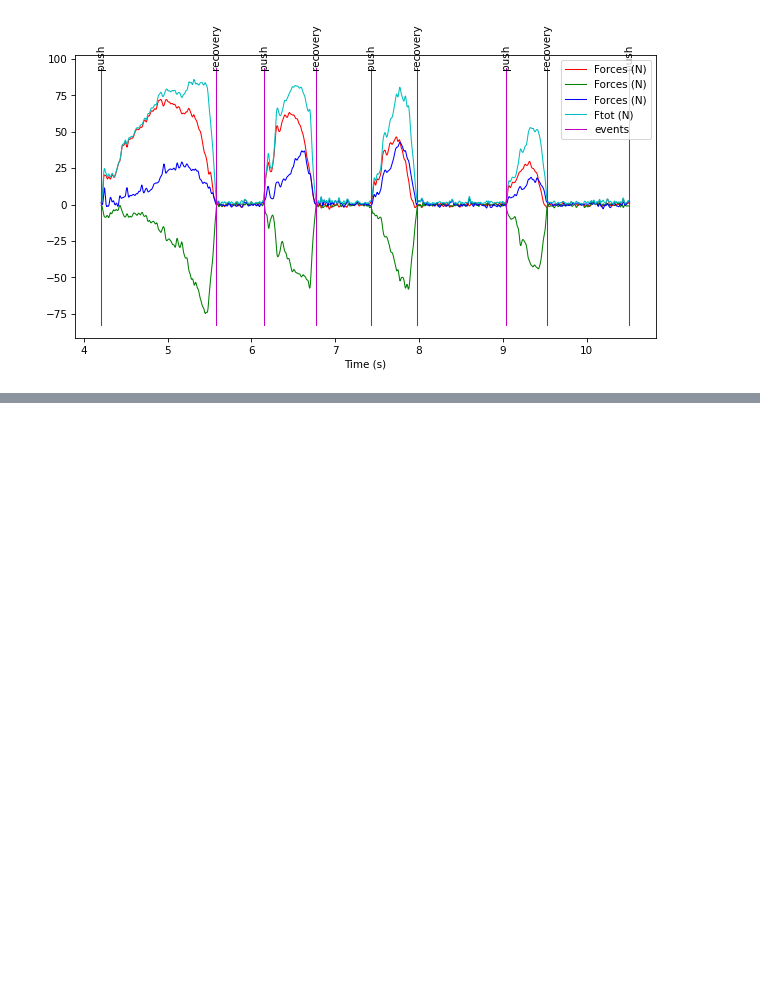
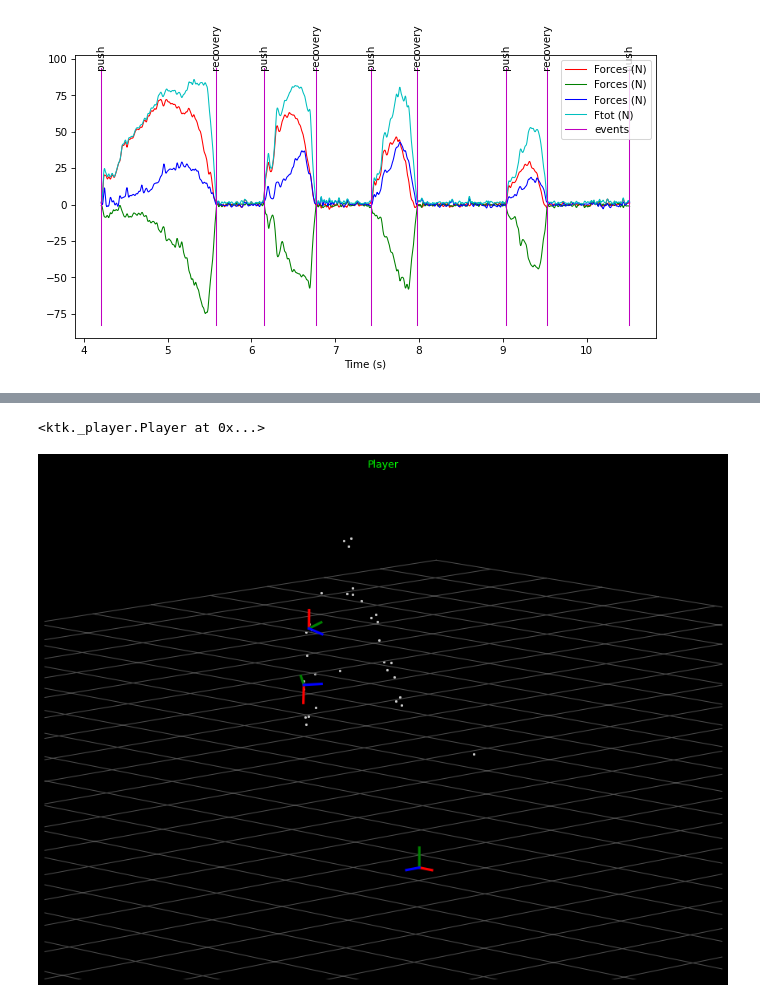
Before and after one commit to kineticstoolkit/kineticstoolkit, a Jupyter notebook: tutorials/index.ipynb, the cells around one changed output, grey strips where cells are left out. Drawn from its saved outputs; the diff is of its cells as text; code cells hidden in the pictures; blank space fills up the shorter version.

```diff
--- a/tutorials/index.ipynb
+++ b/tutorials/index.ipynb
@@ -349,0 +423,7 @@ ts3.plot(plot_event_names=True)
+# %%
+# Create the rigid body configurations
+config['RigidBodies']['ArmR'] = ktk.kinematics.create_rigid_body_config(
+        markers, ['ArmR1', 'ArmR2', 'ArmR3'])
+
+config['RigidBodies']['ForearmR'] = ktk.kinematics.create_rigid_body_config(
+        markers, ['ForearmR1', 'ForearmR2', 'ForearmR3'])
@@ -349,0 +445,2 @@ ts3.plot(plot_event_names=True)
+# %%
+config['VirtualMarkers'] = dict()  # Will contain all virtual marker configurations
@@ -349,0 +489,20 @@ ts3.plot(plot_event_names=True)
+# %%
+config['Segments'] = dict()  # Will contain all segment definitions
+
+config['Segments']['ArmR'] = {
+        'Color': [1, 0.25, 0],
+        'Links': [['AcromionR', 'MedialEpicondyleR'],
+                  ['AcromionR', 'LateralEpicondyleR'],
+                  ['AcromionR', 'OlecraneR']]
+        }
+
+config['Segments']['ForearmR'] = {
+        'Color': [1, 0.5, 0],
+        'Links': [['MedialEpicondyleR', 'RadialStyloidR'],
+                  ['MedialEpicondyleR', 'UlnarStyloidR'],
+                  ['LateralEpicondyleR', 'RadialStyloidR'],
+                  ['LateralEpicondyleR', 'UlnarStyloidR'],
+                  ['OlecraneR', 'RadialStyloidR'],
+                  ['OlecraneR', 'UlnarStyloidR'],
+                  ['UlnarStyloidR', 'RadialStyloidR']]
+        }
@@ -349,0 +524,10 @@ ts3.plot(plot_event_names=True)
+# %%
+# Compute the rigid body trajectories
+rigid_bodies = ktk.kinematics.register_markers(markers, config['RigidBodies'])
+
+# Show those rigid bodies and markers in a player
+ktk.Player(markers=markers, rigid_bodies=rigid_bodies,
+           zoom=2, azimuth=0.8, elevation=0.16, translation=(0.2, -0.7))
+# %% [output]
+<ktk._player.Player at 0x...>
+[figure, added]
```
Also changed, not shown: parts of 20 cells of this notebook, 11 other files.
